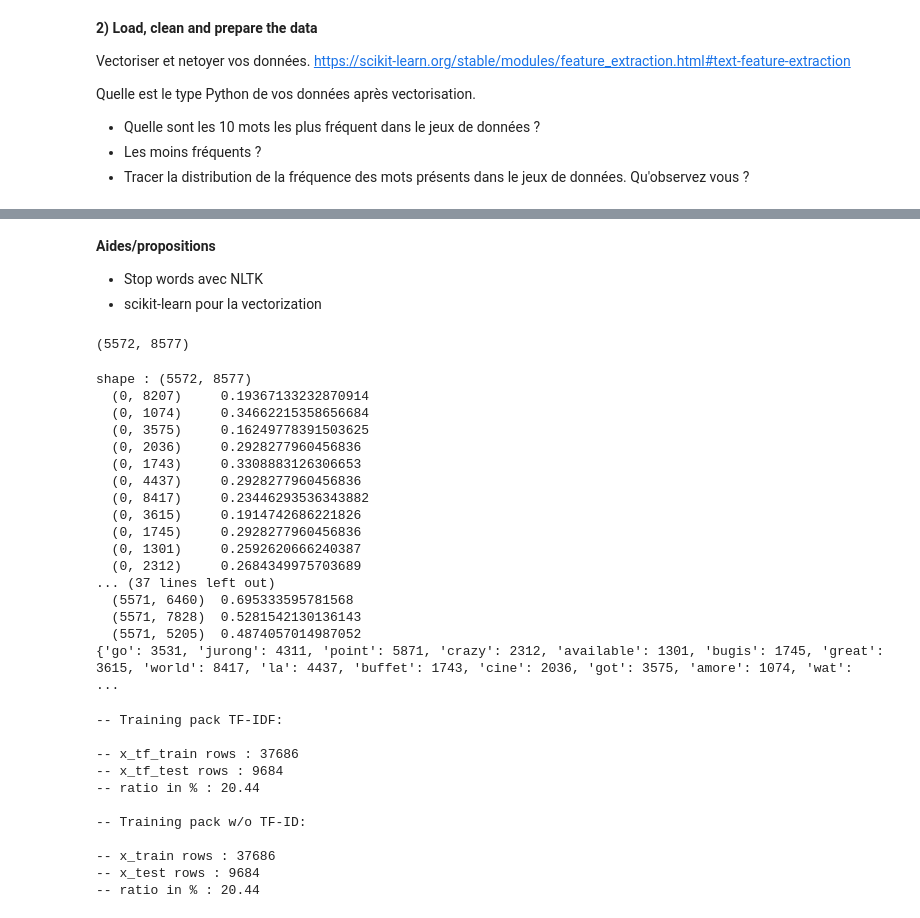
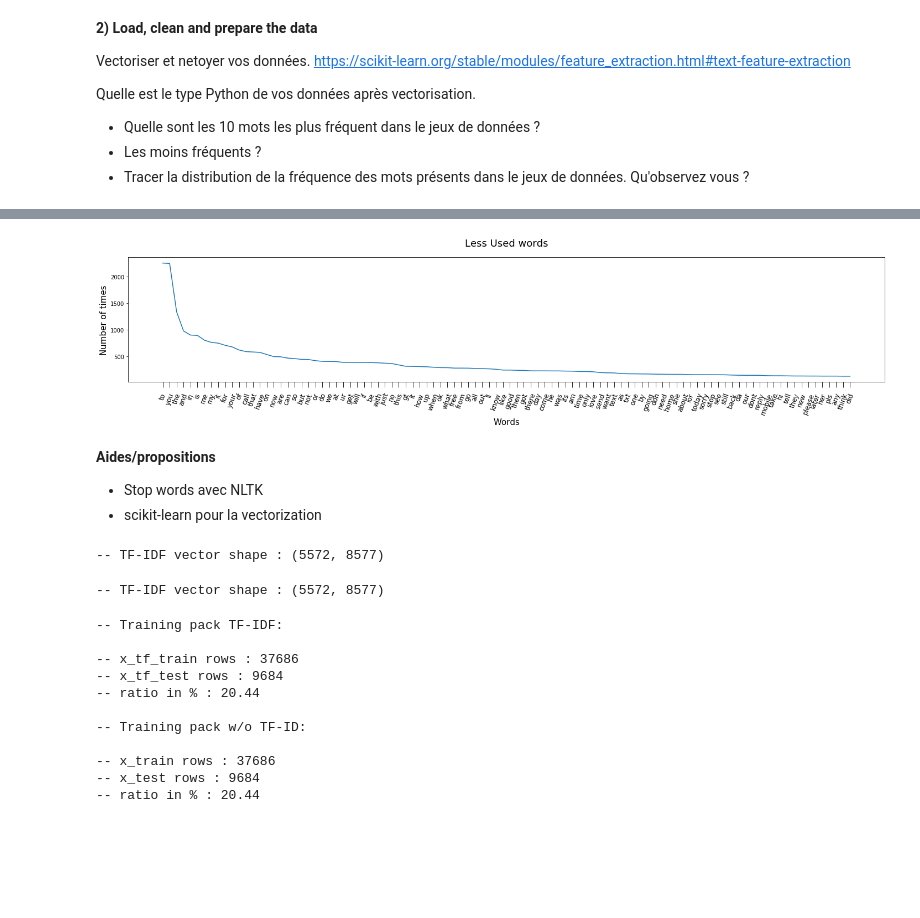
Before and after one commit to ejhb/audit, a Jupyter notebook: 2020/12-december/01-chat-bot/oui.ipynb, the cells around one changed output, grey strips where cells are left out. Cells and saved outputs as stored; diff of their text form; code cells hidden in the pictures; blank space fills up the shorter version.

```diff
--- a/2020/12-december/01-chat-bot/oui.ipynb
+++ b/2020/12-december/01-chat-bot/oui.ipynb
@@ -208,46 +232,40 @@ df['type'] = df['type'].replace({'ham':0, 'spam':1}) #Bool col_type spam or ham
+# %%
+y_nbr = df_up['Number of times']
+x_word = df_up['Word']
+fig, ax = plt.subplots(figsize=(20, 5),tight_layout=True)
+ax.set_title('Less Used words',size=18,pad=20)
+ax.set_xlabel('Words',size=15)
+ax.set_ylabel('Number of times',size=15)
+ax.plot(x_word, y_nbr)
+ax.tick_params(axis='x',labelsize=12,pad=8,size=10, rotation=70)
+plt.show()
+# %% [output]
+[figure, added]
 # %% [markdown]
 **Aides/propositions**
 * Stop words avec NLTK
 * scikit-learn pour la vectorization
 # %%
-target = df['type']
-corpus = df['sentence']
 
 my_stop_words = stopwords.words('english') #Stop words from NLTK package
+# Count Vectorizer
+cv = CountVectorizer(stop_words=my_stop_words)
 
-cv = CountVectorizer(stop_words=my_stop_words)
-x_cv = cv.fit_transform(corpus)
-x_cv.shape
+x_cv = cv.fit_transform(x) ## Count Vectorizer Model
+print("-- TF-IDF vector shape :",x_cv.shape)
 # %% [output]
-(5572, 8577)
+-- TF-IDF vector shape : (5572, 8577)
 # %%
+# TF-IDF Vectorizer
 v_tf = TfidfVectorizer(stop_words=my_stop_words)
-x_tf = v_tf.fit_transform(corpus)
-
+x_tf = v_tf.fit_transform(x)
+# TF-IDF Model
 idf_values = dict(zip(v_tf.get_feature_names(), v_tf.idf_))
 words_name = v_tf.get_feature_names()
 
-# printing the tfidf vectors
-print("shape :",x_tf.shape)
-print(x_tf)
-# printing the vocabulary
-print(v_tf.vocabulary_)
+print("-- TF-IDF vector shape :",x_tf.shape)
+# print(x_tf[0:10])
+# print(v_tf.vocabulary_) ## Printing the vocabulary
 # %% [output]
-shape : (5572, 8577)
-  (0, 8207)     0.19367133232870914
-  (0, 1074)     0.34662215358656684
-  (0, 3575)     0.16249778391503625
-  (0, 2036)     0.2928277960456836
-  (0, 1743)     0.3308883126306653
-  (0, 4437)     0.2928277960456836
-  (0, 8417)     0.23446293536343882
-  (0, 3615)     0.1914742686221826
-  (0, 1745)     0.2928277960456836
-  (0, 1301)     0.2592620666240387
-  (0, 2312)     0.2684349975703689
-... (37 lines left out)
-  (5571, 6460)  0.695333595781568
-  (5571, 7828)  0.5281542130136143
-  (5571, 5205)  0.4874057014987052
-{'go': 3531, 'jurong': 4311, 'point': 5871, 'crazy': 2312, 'available': 1301, 'bugis': 1745, 'great': 3615, 'world': 8417, 'la': 4437, 'buffet': 1743, 'cine': 2036, 'got': 3575, 'amore': 1074, 'wat':  ...
+-- TF-IDF vector shape : (5572, 8577)
 # %%
```
Also changed, not shown: parts of 10 cells of this notebook, 2 other files.
